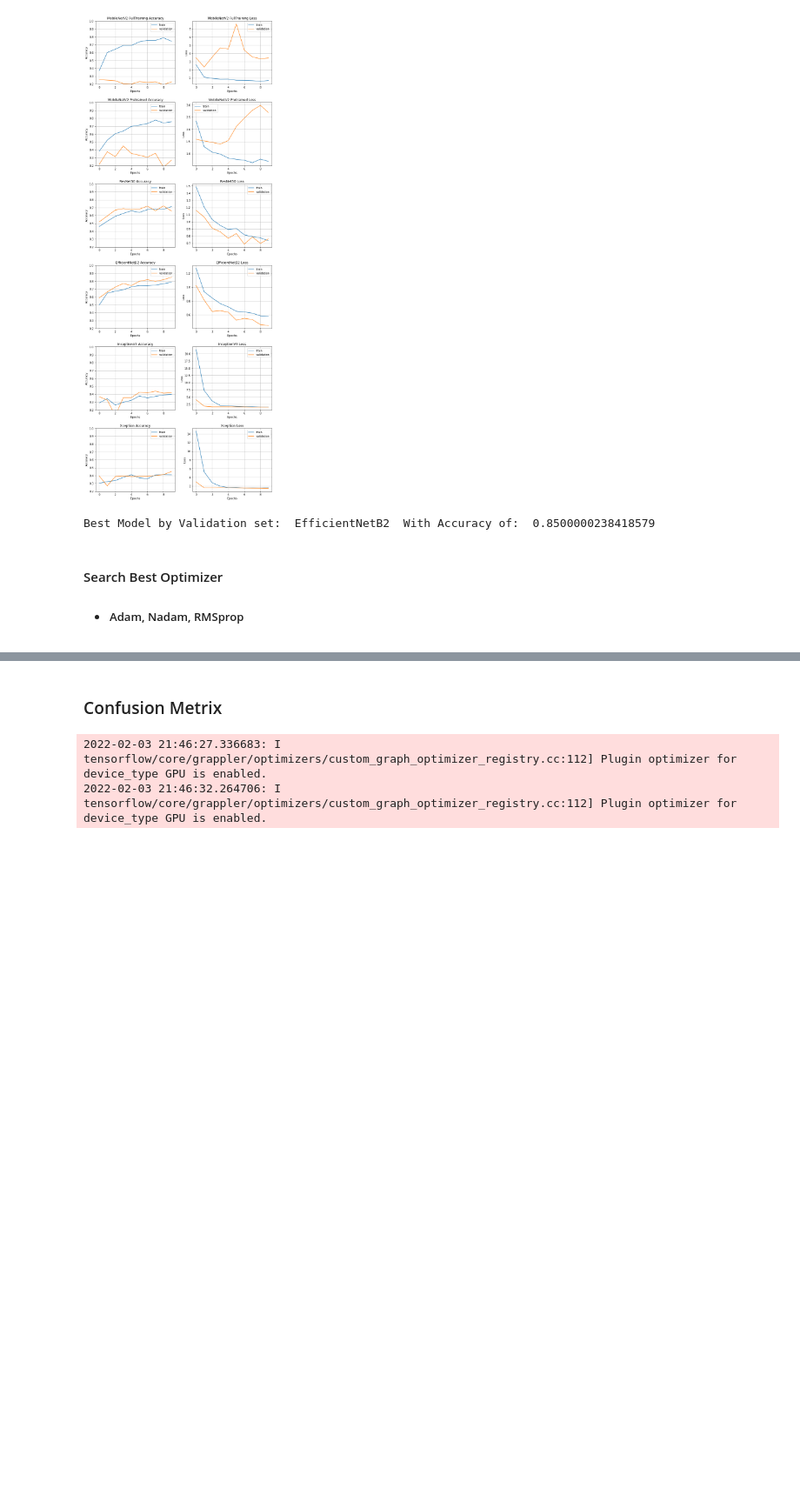
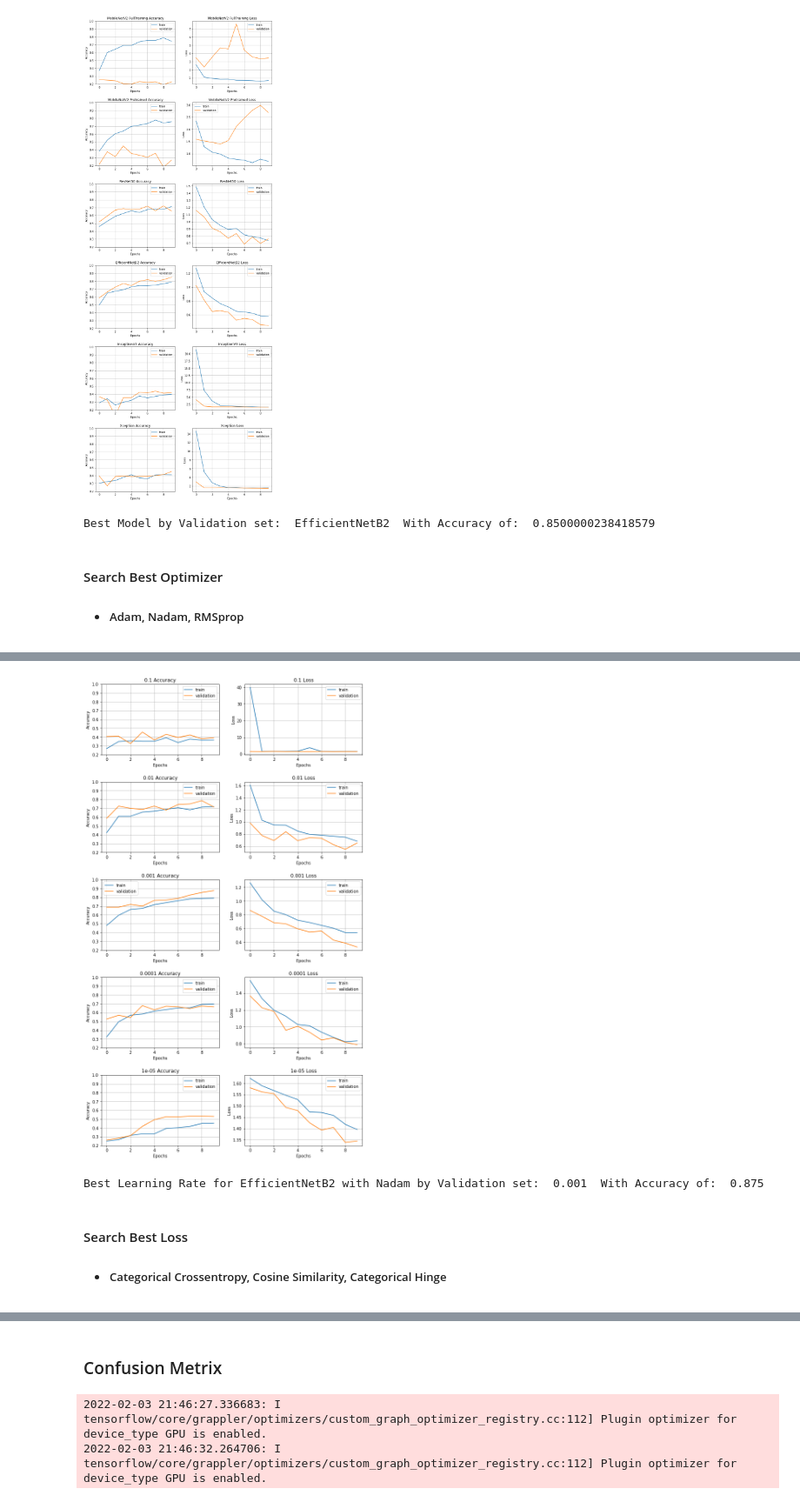
Before and after one commit to KobiAms/FingerprintsQuality, a Jupyter notebook: FP_classification.ipynb, the cells around one changed output, grey strips where cells are left out. Shown at 87% size. Drawn from its saved outputs; the diff is of its cells as text; code cells hidden in the pictures; blank space fills up the shorter version.

Commit message:
Search Hypers

```diff
--- a/FP_classification.ipynb
+++ b/FP_classification.ipynb
@@ -605,0 +637,47 @@ RuntimeError: You must compile your model before training/testing. Use `model.co
+# %%
+best_lr_acc = 0
+best_lr = ""
+plt.figure(figsize=(10, 17))
+for history, lr, i in zip(lrs_history, learning_rates, range(1, 7)):
+
+    if best_lr_acc < history.history['val_accuracy'][-1]:
+        best_lr_acc = history.history['val_accuracy'][-1]
+        best_lr = lr
+
+    acc_history = history.history['accuracy']
+    val_acc_history = history.history['val_accuracy']
+    loss_history = history.history['loss']
+    val_loss_history = history.history['val_loss']
+    plt.subplot(5, 2, 2*i-1)
+    fig1 = plt.gcf()
+    plt.plot(acc_history)
+    plt.plot(val_acc_history)
+    plt.axis(ymin=0.2,ymax=1)
+    plt.grid()
+    plt.title(str(lr) + ' Accuracy')
+    plt.ylabel('Accuracy')
+    plt.xlabel('Epochs')
+    plt.legend(['train', 'validation'])
+
+    plt.subplot(5, 2, 2*i)
+    fig2 = plt.gcf()
+    plt.plot(loss_history)
+    plt.plot(val_loss_history)
+    plt.grid()
+    plt.title(str(lr)+' Loss')
+    plt.ylabel('Loss')
+    plt.xlabel('Epochs')
+    plt.legend(['train', 'validation'])
+
+plt.tight_layout(pad=2.0)
+plt.show()
+
+
+print("Best Learning Rate for EfficientNetB2 with Nadam by Validation set: ", str(best_lr), " With Accuracy of: ", best_lr_acc)
+# %% [output]
+[figure, added]
+Best Learning Rate for EfficientNetB2 with Nadam by Validation set:  0.001  With Accuracy of:  0.875
+# %% [markdown]
+#### Search Best Loss ####
+
+* ##### Categorical Crossentropy, Cosine Similarity, Categorical Hinge #####
```
Also changed, not shown: parts of 6 cells of this notebook.
